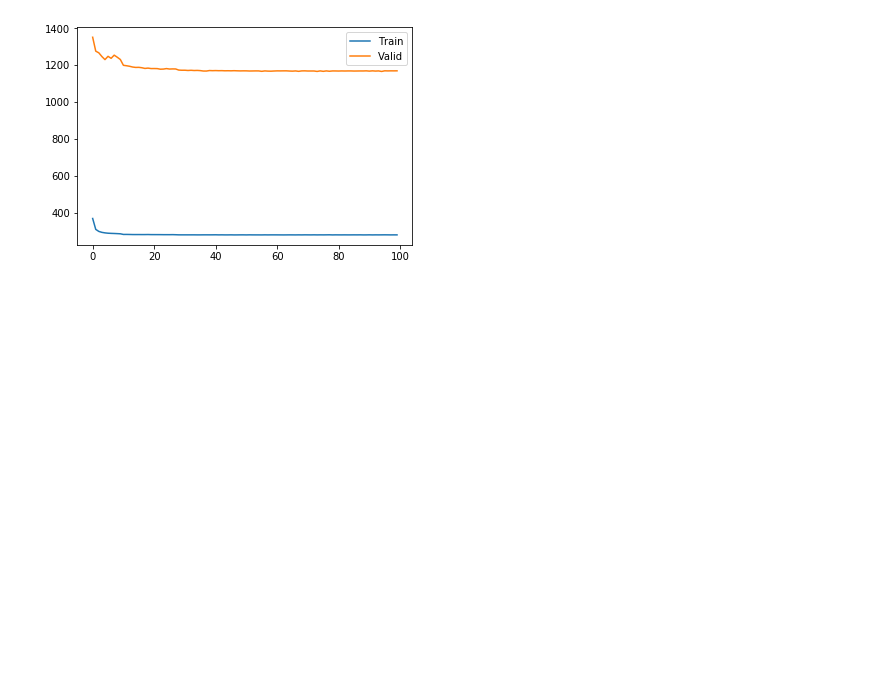
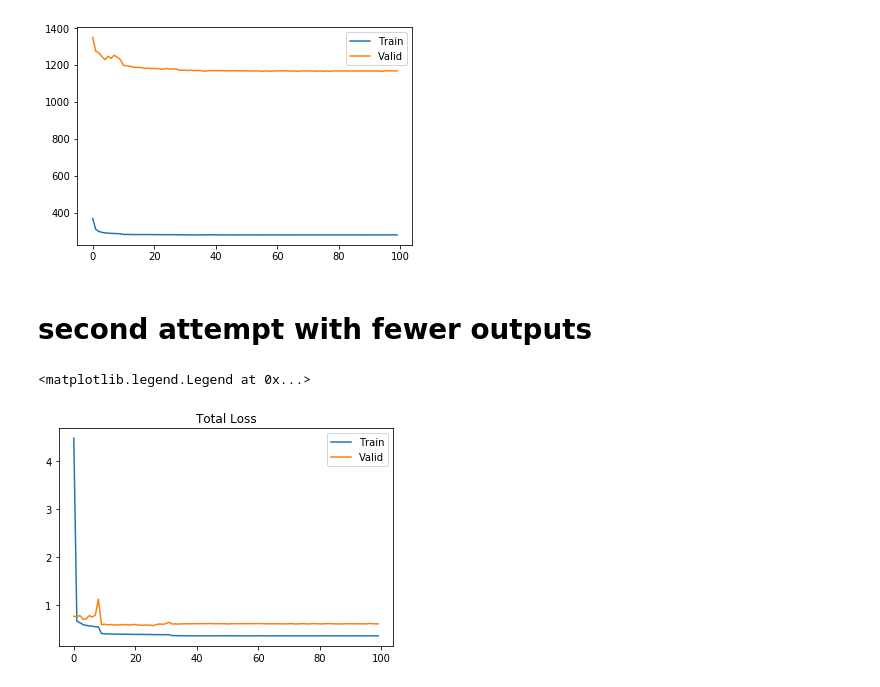
Before and after one commit to Saqibm128/eeg-tasks, a Jupyter notebook: notebooks/Model Check.ipynb, the cells around one changed output. Saved outputs shown, nothing was run; the diff lists cells and outputs as text; code cells hidden in the pictures; blank space fills up the shorter version.

```diff
--- a/notebooks/Model Check.ipynb
+++ b/notebooks/Model Check.ipynb
@@ -35,3 +78,17 @@ plt.legend(["Train", "Valid"])
 # %% [output]
 <matplotlib.legend.Legend at 0x...>
 [figure]
+# %% [markdown]
+# second attempt with fewer outputs
+# %%
+run = Dict(runs.find_one(filter={"_id":6970}))
+# %%
+history = run.result.history
+# %%
+plt.title("Total Loss")
+plt.plot(history.loss)
+plt.plot(history.val_loss)
+plt.legend(["Train", "Valid"])
+# %% [output]
+<matplotlib.legend.Legend at 0x...>
+[figure, added]
```
Also changed, not shown: parts of 11 cells of this notebook, 2 other files.
